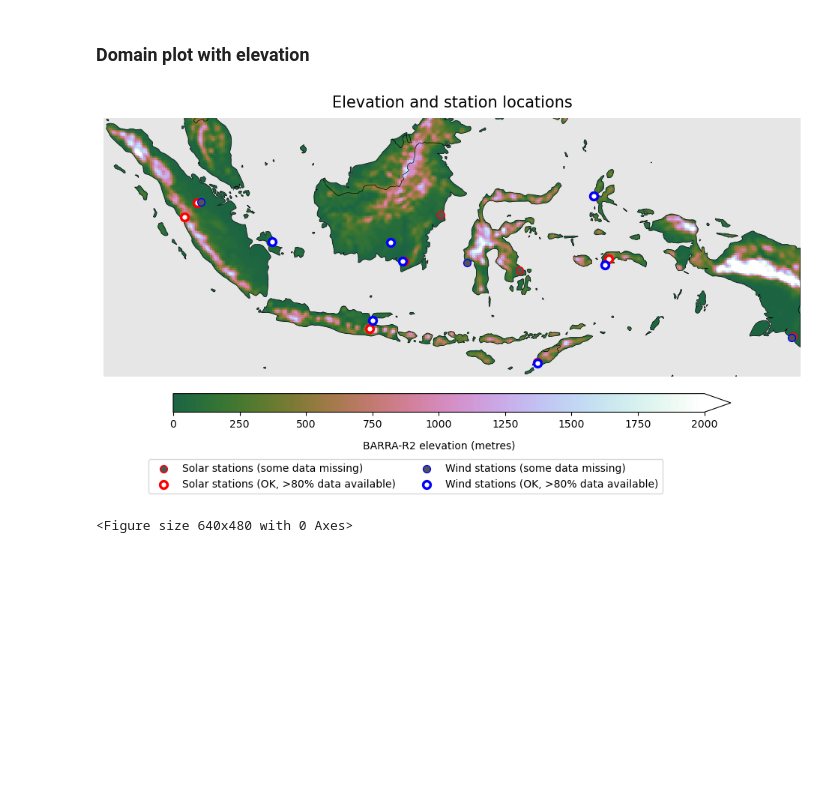
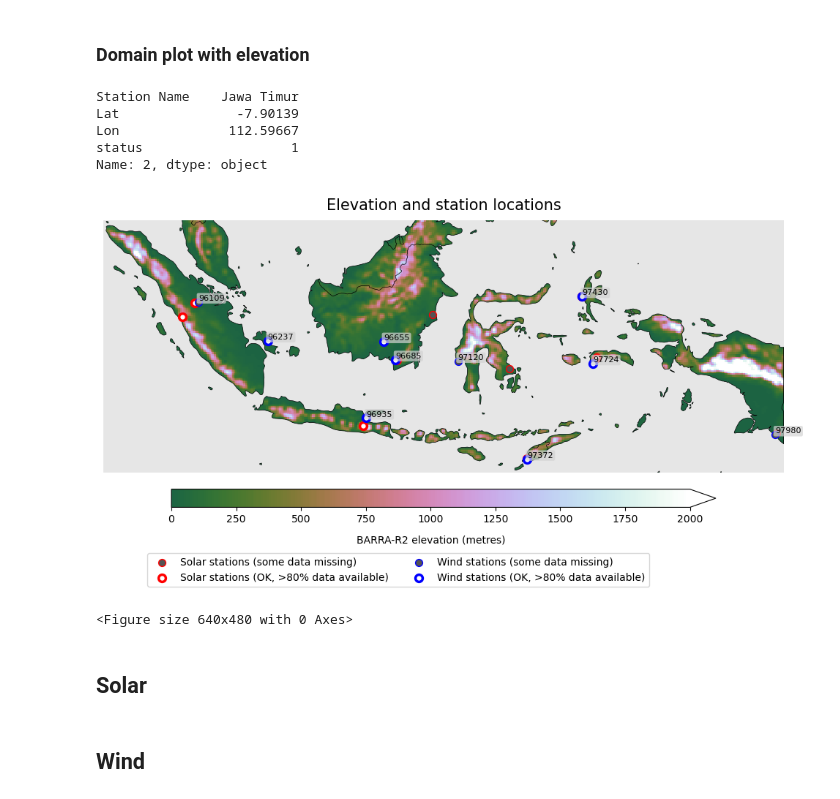
Before and after one commit to jb6465/wetsa-wp3, a Jupyter notebook: 2-in-situ_comparison.ipynb, the cells around one changed output. Saved outputs shown, nothing was run; the diff lists cells and outputs as text; code cells hidden in the pictures; blank space fills up the shorter version.

```diff
--- a/2-in-situ_comparison.ipynb
+++ b/2-in-situ_comparison.ipynb
@@ -81,23 +109,23 @@ solar_station_latlon_df
 # %% [markdown]
 ### Wind and rain data availability
 # %%
-wind_station_latlon_df = pd.read_csv('/g/data/qz03/wp3/data/obs/wind-and-rain/hourly/station_metadata.csv').drop(columns=['No']).dropna()
+wind_station_latlon_df = pd.read_csv('/g/data/qz03/wp3/data/obs/wind-and-rain/wind/station_metadata.csv').drop(columns=['No']).dropna()
 
-for timestep in ['hourly', 'daily']:
-    files = [f'/g/data/qz03/wp3/data/obs/wind-and-rain/{timestep}/'+station_csv for station_csv in os.listdir(f'/g/data/qz03/wp3/data/obs/wind-and-rain/{timestep}') if 'station_metadata' not in station_csv]
-    dfs = {f.split('/')[-1].replace('.csv',''): pd.read_csv(f, parse_dates=['DATA TIMESTAMP']) for f in files} if timestep == 'hourly' else {f.split('/')[-1].replace('.csv',''): pd.read_csv(f, parse_dates=['time_step']) for f in files}
+for var in ['wind', 'rain']:
+    files = [f'/g/data/qz03/wp3/data/obs/wind-and-rain/{var}/'+station_csv for station_csv in os.listdir(f'/g/data/qz03/wp3/data/obs/wind-and-rain/{var}') if 'station_metadata' not in station_csv]
+    dfs = {f.split('/')[-1].replace('.csv',''): pd.read_csv(f, parse_dates=['DATA TIMESTAMP']) for f in files} if var == 'wind' else {f.split('/')[-1].replace('.csv',''): pd.read_csv(f, parse_dates=['time_step']) for f in files}
 
-    months_list = []
+    df_list = []
     for df in dfs.values():
-        months_list.append(df['DATA TIMESTAMP'].dt.to_period('M').drop_duplicates()) if timestep == 'hourly' else months_list.append(df['time_step'].dt.to_period('M').drop_duplicates())
+        df_list.append(df['DATA TIMESTAMP'].dt.to_period('M').drop_duplicates()) if var == 'wind' else df_list.append(df['time_step'].dt.to_period('M').drop_duplicates())
 
-    all_months = pd.Index(pd.concat(months_list).drop_duplicates()).sort_values()
+    all_months = pd.Index(pd.concat(df_list).drop_duplicates()).sort_values()
 
     availability = pd.DataFrame(index=dfs.keys(), columns=all_months.astype(str))
     for station, df in dfs.items():
-        df['year_month'] = df['DATA TIMESTAMP'].dt.to_period('M') if timestep == 'hourly' else df['time_step'].dt.to_period('M')
+        df['year_month'] = df['DATA TIMESTAMP'].dt.to_period('M') if var == 'wind' else df['time_step'].dt.to_period('M')
         total_per_month = df.groupby('year_month').size()
-        avail_per_month = df.groupby('year_month')['WIND SPEED FF'].apply(lambda x: x.notna().sum()) if timestep == 'hourly' else df.groupby('year_month')['WIND_SPEED_24H_MEAN_MS'].apply(lambda x: x.notna().sum())
+        avail_per_month = df.groupby('year_month')['WIND SPEED FF'].apply(lambda x: x.notna().sum()) if var == 'wind' else df.groupby('year_month')['WIND_SPEED_24H_MEAN_MS'].apply(lambda x: x.notna().sum())
         pct = (avail_per_month / total_per_month).reindex(all_months, fill_value=0) * 100
         availability.loc[station] = pct.values
 
@@ -105,7 +133,7 @@ for timestep in ['hourly', 'daily']:
     new_index = []
     for station, df in dfs.items():
         total = len(df)
-        available = df['WIND SPEED FF'].notna().sum() if timestep == 'hourly' else df['WIND_SPEED_24H_MEAN_MS'].notna().sum()
+        available = df['WIND SPEED FF'].notna().sum() if var == 'wind' else df['RAINFALL_24H_MM'].notna().sum()
         percent = (available / total) * 100 if total > 0 else 0
         label = f"{wind_station_latlon_df[wind_station_latlon_df['WMO ID'] == int(station[:5])]['Station Name'].values[0]} ({percent:.1f}%)"
         new_index.append(label)
@@ -113,8 +141,8 @@ for timestep in ['hourly', 'daily']:
     availability.index = new_index
     availability.sort_index(inplace=True)
     plt.figure(figsize=(10, len(dfs)*0.05 + 2.5))
-    sns.heatmap(availability.astype(float), cmap="YlGn" if timestep=='hourly' else 'YlGnBu', cbar_kws={'label': '% Data Availability'}, xticklabels=24)
-    plt.title(f"{'Wind' if timestep == 'hourly' else 'Wind and rain'} {timestep} data availability")
+    sns.heatmap(availability.astype(float), cmap="YlGn" if var=='wind' else 'YlGnBu', cbar_kws={'label': '% Data Availability'}, xticklabels=24)
+    plt.title(f"{'Wind' if var == 'wind' else 'Rain'} data availability")
     plt.ylabel(' ')
     plt.xlabel(' ')
     plt.tight_layout()
@@ -146,29 +174,52 @@ wind_station_latlon_df
 ### Domain plot with elevation
 # %%
 barra_topo = xr.open_dataset(f'{barraR2_dir}fx/orog/v20231001/orog_AUS-11_ERA5_historical_hres_BOM_BARRA-R2_v1.nc').sel(lat=slice(domain_dict['indonesia']['lat_min'], domain_dict['indonesia']['lat_max']), lon=slice(domain_dict['indonesia']['lon_min'], domain_dict['indonesia']['lon_max']))
+# %%
+wind_station_latlon_dfwind_station_latlon_df['WMO ID'].astype(int).astype(str)
+# %% [output]
+Station Name    Jawa Timur
+Lat               -7.90139
+Lon              112.59667
+status                   1
+Name: 2, dtype: object
 # %%
 from matplotlib.lines import Line2D
 import matplotlib.colors as mcolors
 
 fig, ax = plt.subplots(figsize=(12, 6), subplot_kw={'projection': ccrs.PlateCarree()})
 contour = barra_topo.orog.plot.imshow(ax=ax, transform=ccrs.PlateCarree(), vmax=2000, cmap=mcolors.LinearSegmentedColormap.from_list('trunc', plt.get_cmap('cubehelix')(np.linspace(5/17, 1, 256))), add_colorbar=False)
 cbar = plt.colorbar(contour, ax=ax, orientation='horizontal', extend='max', shrink=0.8, aspect=30, pad=0.05)
 cbar.set_label('BARRA-R2 elevation (metres)', labelpad=10)
 ax.set_title("Elevation and station locations", size=15, pad=10)
 ax.add_feature(cfeature.BORDERS, linewidth=0.5, edgecolor='black', zorder=10, alpha=1)
 ax.add_feature(cfeature.LAND, linewidth=0.5, edgecolor='black', facecolor='none', zorder=10, alpha=1)
 ax.add_feature(cfeature.OCEAN, zorder=0, facecolor='#e6e6e6', alpha=1)
 ax.set_frame_on(False)
 
 ax.scatter(solar_station_latlon_df.loc[solar_station_latlon_df['status'] == 2, 'Lon'], solar_station_latlon_df.loc[solar_station_latlon_df['status'] == 2, 'Lat'], transform=ccrs.PlateCarree(), marker='o', color='#545353', edgecolor='red', s=50, linewidth=1, label='Solar stations (some data missing)', zorder=20)
 ax.scatter(solar_station_latlon_df.loc[solar_station_latlon_df['status'] == 1, 'Lon'], solar_station_latlon_df.loc[solar_station_latlon_df['status'] == 1, 'Lat'], transform=ccrs.PlateCarree(), marker='o', color='white', edgecolor='red', s=50, linewidth=2.5, label='Solar stations (OK, >80% data available)', zorder=20)
 
 ax.scatter(wind_station_latlon_df.loc[wind_station_latlon_df['status'] == 2, 'Lon'], wind_station_latlon_df.loc[wind_station_latlon_df['status'] == 2, 'Lat'], transform=ccrs.PlateCarree(), marker='o', color='#545353', edgecolor='blue', s=50, linewidth=1, label='Wind stations (some data missing)', zorder=20)
 ax.scatter(wind_station_latlon_df.loc[wind_station_latlon_df['status'] == 1, 'Lon'], wind_station_latlon_df.loc[wind_station_latlon_df['status'] == 1, 'Lat'], transform=ccrs.PlateCarree(), marker='o', color='white', edgecolor='blue', s=50, linewidth=2.5, label='Wind stations (OK, >80% data available)', zorder=20)
 
+# # Add labels for solar stations
+# for _, row in solar_station_latlon_df.iterrows():
+#     ax.text(row['Lon'], row['Lat']+0.5, row['Station Name'], transform=ccrs.PlateCarree(),
+#             fontsize=8, ha='left', va='bottom', zorder=25, color='white')
+
+# Add labels for wind stations
+for _, row in wind_station_latlon_df.iterrows():
+    ax.text(row['Lon'], row['Lat'], str(int(row['WMO ID'])), transform=ccrs.PlateCarree(),
+            fontsize=8, ha='left', va='bottom', zorder=25, color='black', bbox=dict(facecolor='lightgrey', edgecolor='none', alpha=0.7, boxstyle='round,pad=0.2'))
+
+
 ax.legend(ncol=2, bbox_to_anchor=(0.81, -0.3))
 plt.show()
 plt.clf()
 # %% [output]
-[figure, old version]
+[figure, new version]
 <Figure size 640x480 with 0 Axes>
+# %% [markdown]
+## Solar
+# %% [markdown]
+## Wind
```
Also changed, not shown: parts of 13 cells of this notebook.
